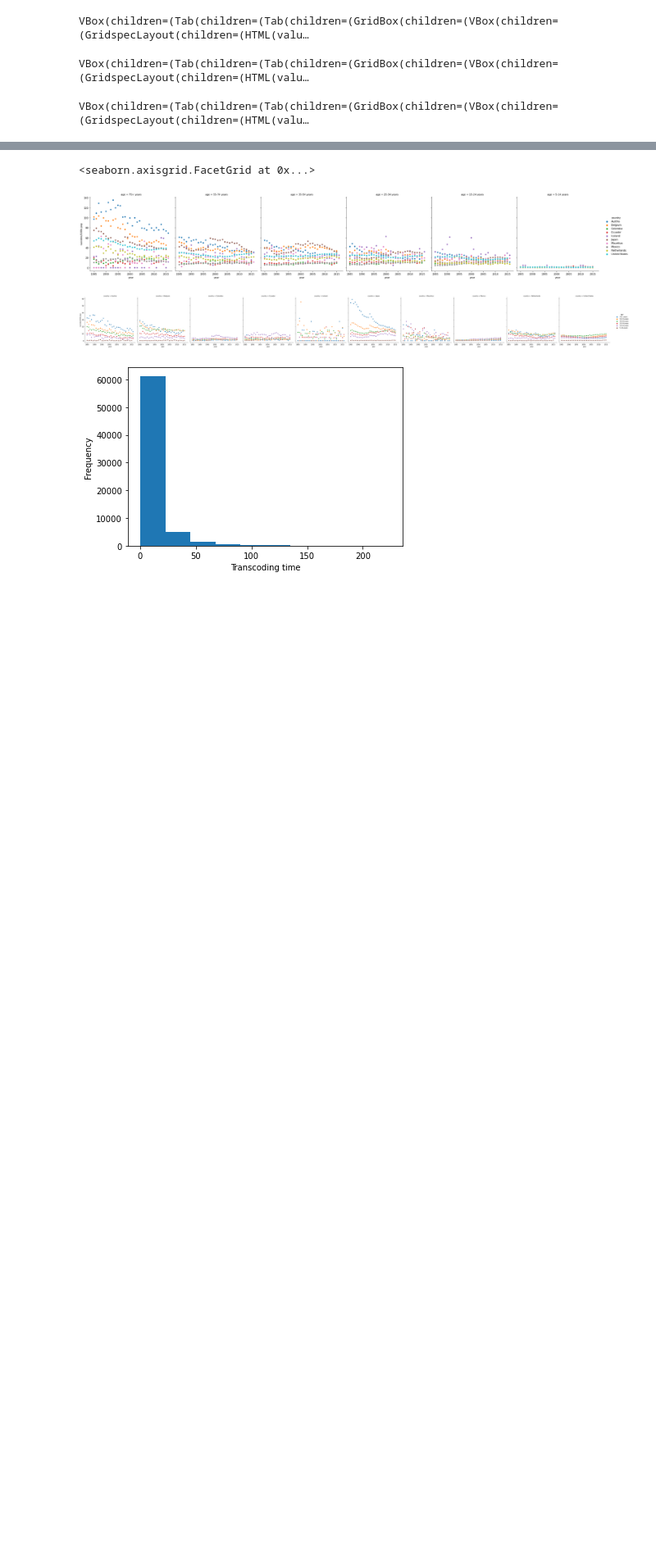
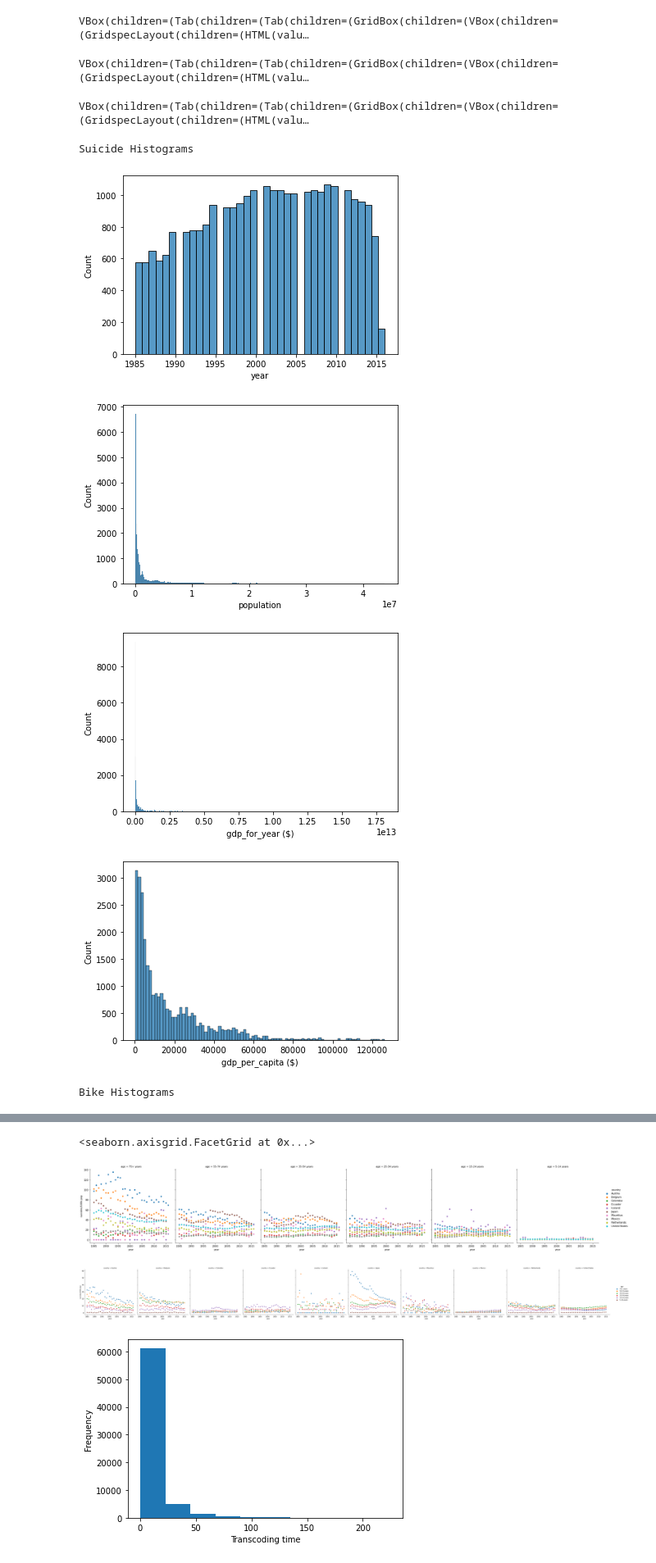
Before and after one commit to ztucker4/ECE219_Winter2021, a Jupyter notebook: Project_4/Project_4.ipynb, the cells around one changed output, grey strips where cells are left out. Shown at 82% size. Drawn from its saved outputs; the diff is of its cells as text; code cells hidden in the pictures; blank space fills up the shorter version.

```diff
--- a/Project_4/Project_4.ipynb
+++ b/Project_4/Project_4.ipynb
@@ -102,3 +102,35 @@ vid_profile = ProfileReport(vid_df, title="Video Transcoding Profiling Report")
 vid_profile.to_widgets()
 # %% [output]
 VBox(children=(Tab(children=(Tab(children=(GridBox(children=(VBox(children=(GridspecLayout(children=(HTML(valu…
+# %%
+#Q2
+import seaborn
+suic_df_hist = suic_df.copy()
+suic_df_hist[' gdp_for_year ($) ']=suic_df_hist[' gdp_for_year ($) '].str.replace(',','').astype(float)
+suic_num_cols = ['year', 'population', ' gdp_for_year ($) ','gdp_per_capita ($)']
+print("Suicide Histograms")
+for col in suic_num_cols:
+    seaborn.histplot(data=suic_df_hist, x=col)
+    plt.show()
+
+bike_num_cols = ['yr', 'temp', 'atemp', 'hum',
+              'windspeed']
+print("Bike Histograms")
+for col in bike_num_cols:
+    seaborn.histplot(data=bike_df, x=col)
+    plt.show()
+
+vid_num_cols =['duration', 'height','width','bitrate','framerate',
+              'i','p','b','frames','i_size','p_size','b_size',
+              'size', 'o_bitrate','o_framerate','o_width','o_height']
+print("Video Histograms")
+for col in vid_num_cols:
+    seaborn.histplot(data=vid_df, x=col)
+    plt.show()
+# %% [output]
+Suicide Histograms
+[figure, added]
+[figure, added]
+[figure, added]
+[figure, added]
+Bike Histograms
```
Also changed, not shown: parts of 4 cells of this notebook.
